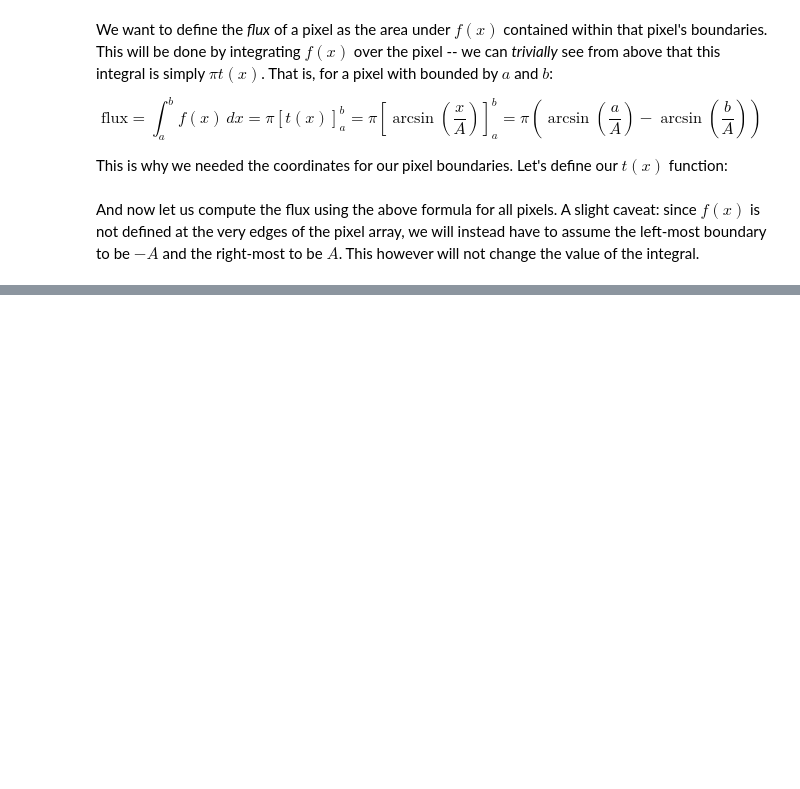
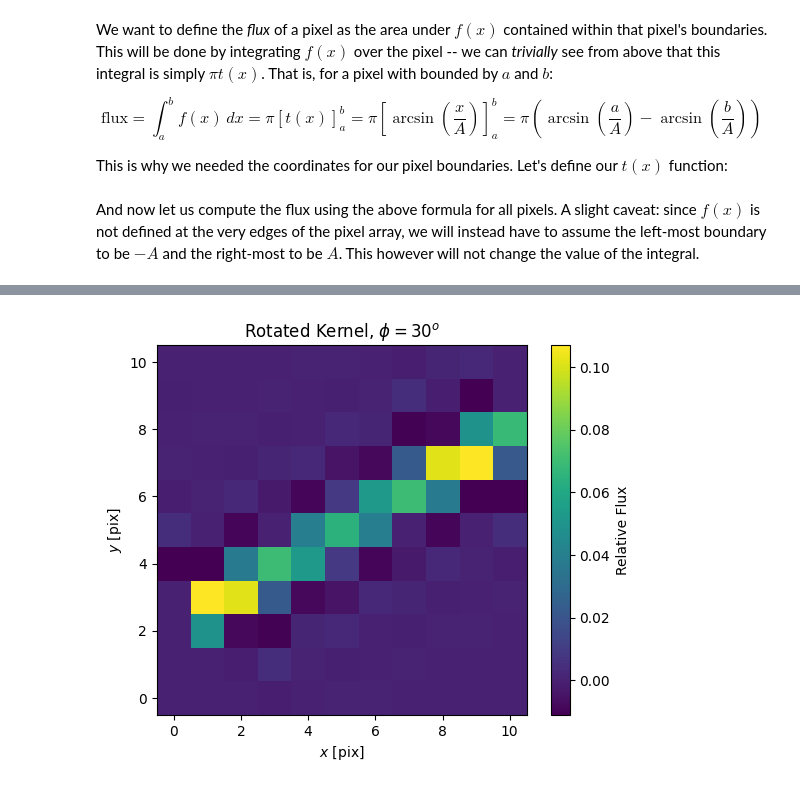
Before and after one commit to maxecharles/toliman-phd, a Jupyter notebook: SHM_jitter.ipynb, the cells around one changed output, grey strips where cells are left out. Cells and saved outputs as stored; diff of their text form; code cells hidden in the pictures; blank space fills up the shorter version.

```diff
--- a/SHM_jitter.ipynb
+++ b/SHM_jitter.ipynb
@@ -135,0 +171,22 @@ plt.show()
+# %%
+from dLux.utils import rotate
+
+# define the rotation angle
+phi = 30  # in degrees
+
+rotated_kernel = rotate(kernel, jnp.radians(phi), order=3)
+rotated_kernel /=  np.sum(rotated_kernel)
+# %%
+
+# plot the rotated kernel
+fig, ax = plt.subplots()
+c = ax.imshow(rotated_kernel, cmap='viridis')
+ax.set(
+    title="Rotated Kernel, $\phi=30 ^o$",
+    xlabel='$x$ [pix]',
+    ylabel='$y$ [pix]',
+)
+fig.colorbar(c, label='Relative Flux')
+plt.show()
+# %% [output]
+[figure, added]
```
Also changed, not shown: parts of 20 cells of this notebook.
